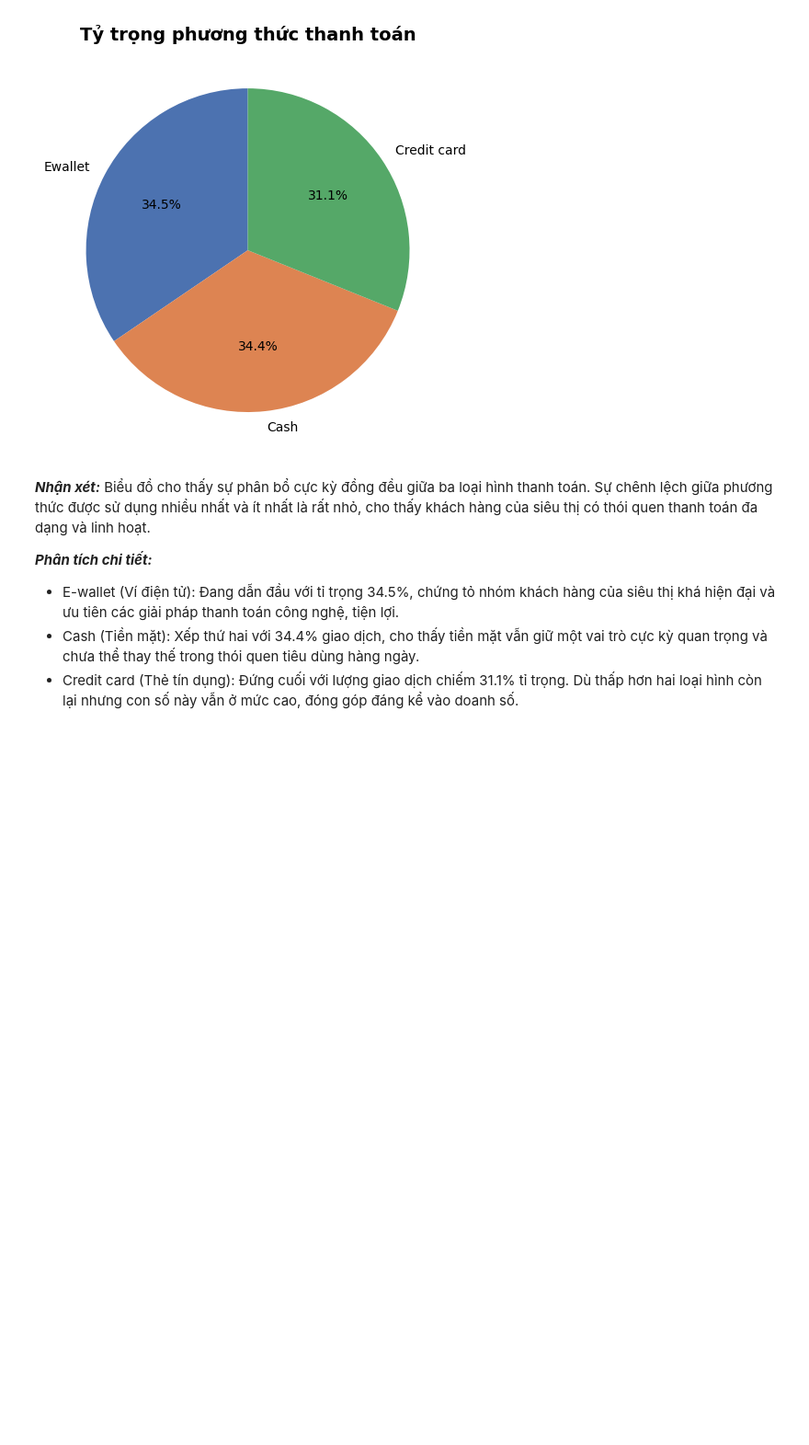
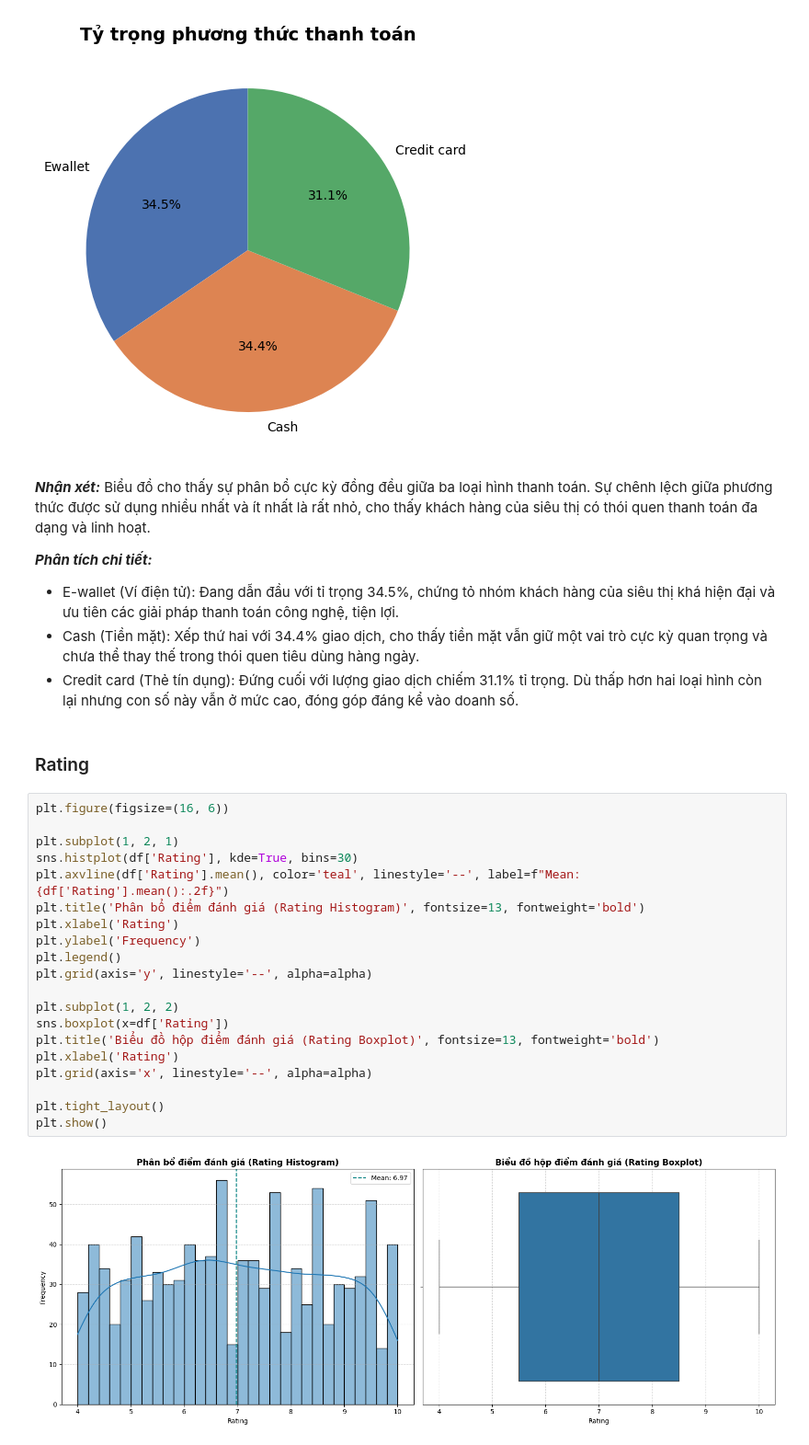
Before and after one commit to Jackxeid/Learn---MindX, a Jupyter notebook: Final Project/finalProject.ipynb, the cells around one changed output. Shown at 92% size. Cells and saved outputs as stored; diff of their text form; blank space fills up the shorter version.

Commit message:
Sixth chart

```diff
--- a/Final Project/finalProject.ipynb
+++ b/Final Project/finalProject.ipynb
@@ -416,3 +416,27 @@ plt.show()
 - E-wallet (Ví điện tử): Đang dẫn đầu với tỉ trọng 34.5%, chứng tỏ nhóm khách hàng của siêu thị khá hiện đại và ưu tiên các giải pháp thanh toán công nghệ, tiện lợi.
 - Cash (Tiền mặt): Xếp thứ hai với 34.4% giao dịch, cho thấy tiền mặt vẫn giữ một vai trò cực kỳ quan trọng và chưa thể thay thế trong thói quen tiêu dùng hàng ngày.
 - Credit card (Thẻ tín dụng): Đứng cuối với lượng giao dịch chiếm 31.1% tỉ trọng. Dù thấp hơn hai loại hình còn lại nhưng con số này vẫn ở mức cao, đóng góp đáng kể vào doanh số.
+# %% [markdown]
+### Rating
+# %%
+plt.figure(figsize=(16, 6))
+
+plt.subplot(1, 2, 1)
+sns.histplot(df['Rating'], kde=True, bins=30)
+plt.axvline(df['Rating'].mean(), color='teal', linestyle='--', label=f"Mean: {df['Rating'].mean():.2f}")
+plt.title('Phân bổ điểm đánh giá (Rating Histogram)', fontsize=13, fontweight='bold')
+plt.xlabel('Rating')
+plt.ylabel('Frequency')
+plt.legend()
+plt.grid(axis='y', linestyle='--', alpha=alpha)
+
+plt.subplot(1, 2, 2)
+sns.boxplot(x=df['Rating'])
+plt.title('Biểu đồ hộp điểm đánh giá (Rating Boxplot)', fontsize=13, fontweight='bold')
+plt.xlabel('Rating')
+plt.grid(axis='x', linestyle='--', alpha=alpha)
+
+plt.tight_layout()
+plt.show()
+# %% [output]
+[figure, added]
```
Also changed, not shown: parts of 1 cell of this notebook.
